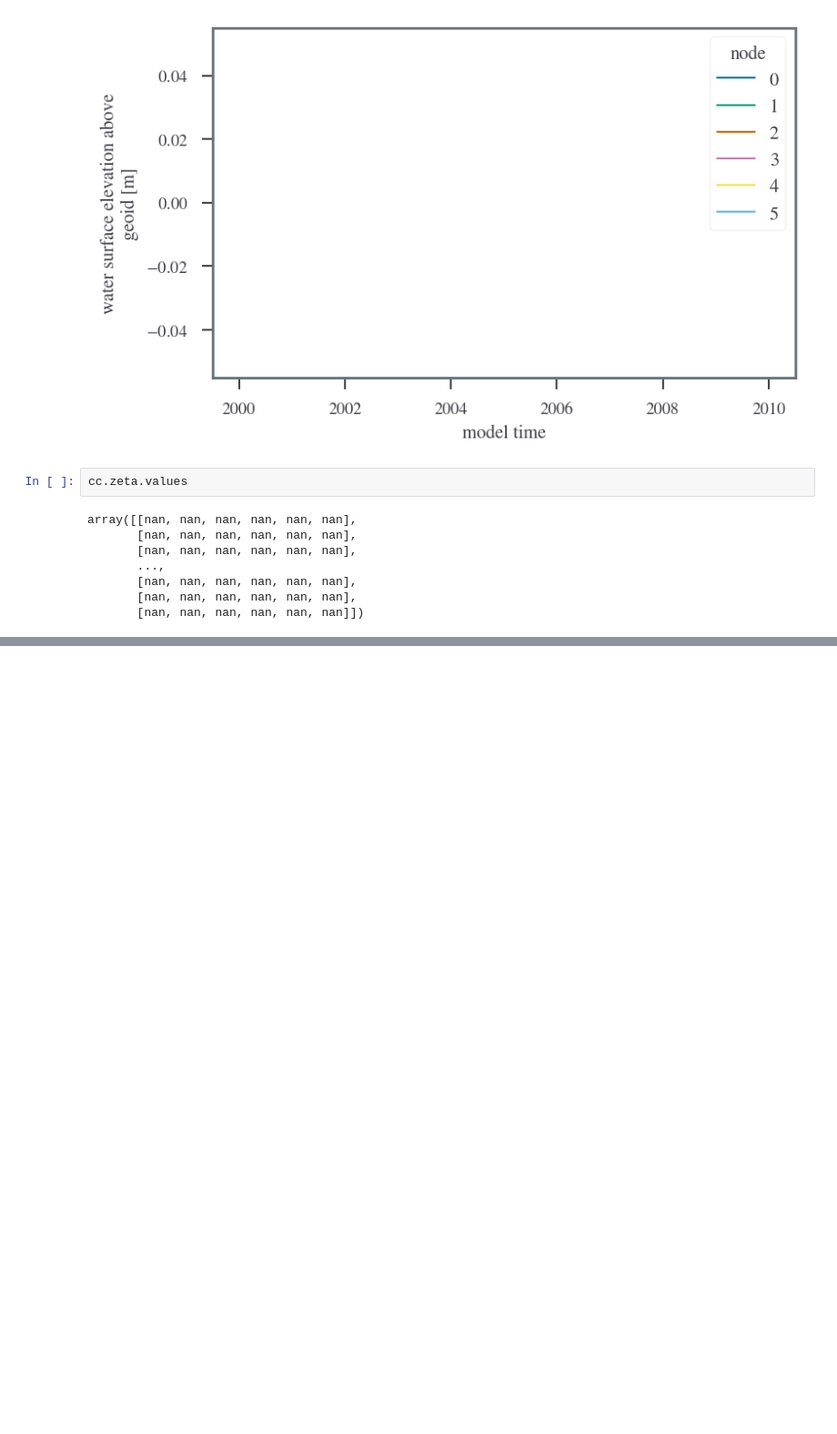
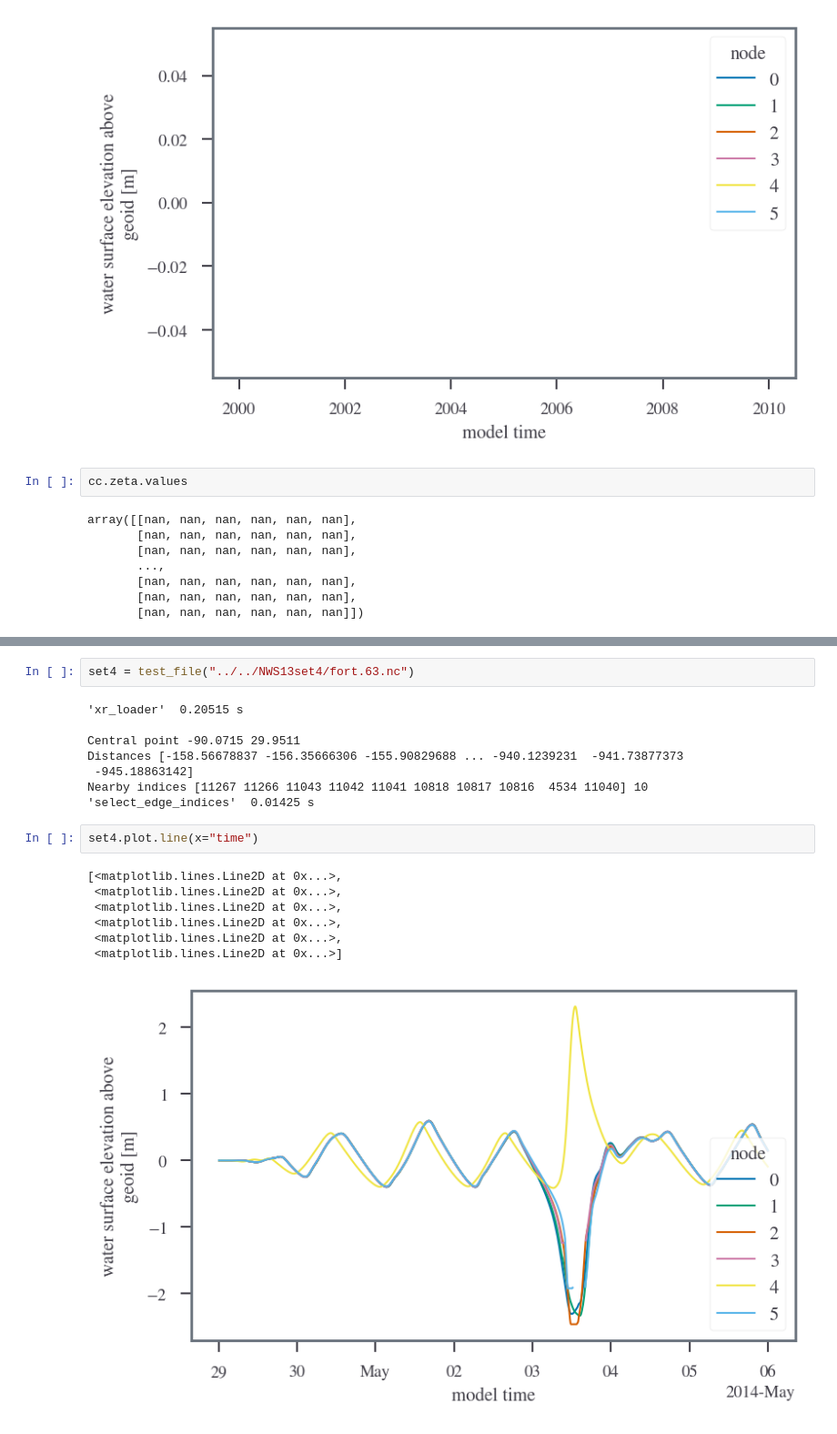
Before and after one commit to sdat2/PotentialHeight, a Jupyter notebook: ipynb/tides.ipynb, the cells around one changed output, grey strips where cells are left out. Shown at 91% size. Drawn from its saved outputs; the diff is of its cells as text; blank space fills up the shorter version.

```diff
--- a/ipynb/tides.ipynb
+++ b/ipynb/tides.ipynb
@@ -135,0 +241,20 @@ fm.zeta.values
+# %%
+set4 = test_file("../../NWS13set4/fort.63.nc")
+# %% [output]
+'xr_loader'  0.20515 s
+
+Central point -90.0715 29.9511
+Distances [-158.56678837 -156.35666306 -155.90829688 ... -940.1239231  -941.73877373
+ -945.18863142]
+Nearby indices [11267 11266 11043 11042 11041 10818 10817 10816  4534 11040] 10
+'select_edge_indices'  0.01425 s
+# %%
+set4.plot.line(x="time")
+# %% [output]
+[<matplotlib.lines.Line2D at 0x...>,
+ <matplotlib.lines.Line2D at 0x...>,
+ <matplotlib.lines.Line2D at 0x...>,
+ <matplotlib.lines.Line2D at 0x...>,
+ <matplotlib.lines.Line2D at 0x...>,
+ <matplotlib.lines.Line2D at 0x...>]
+[figure, added]
```
Also changed, not shown: parts of 36 cells of this notebook, 2 other files.
